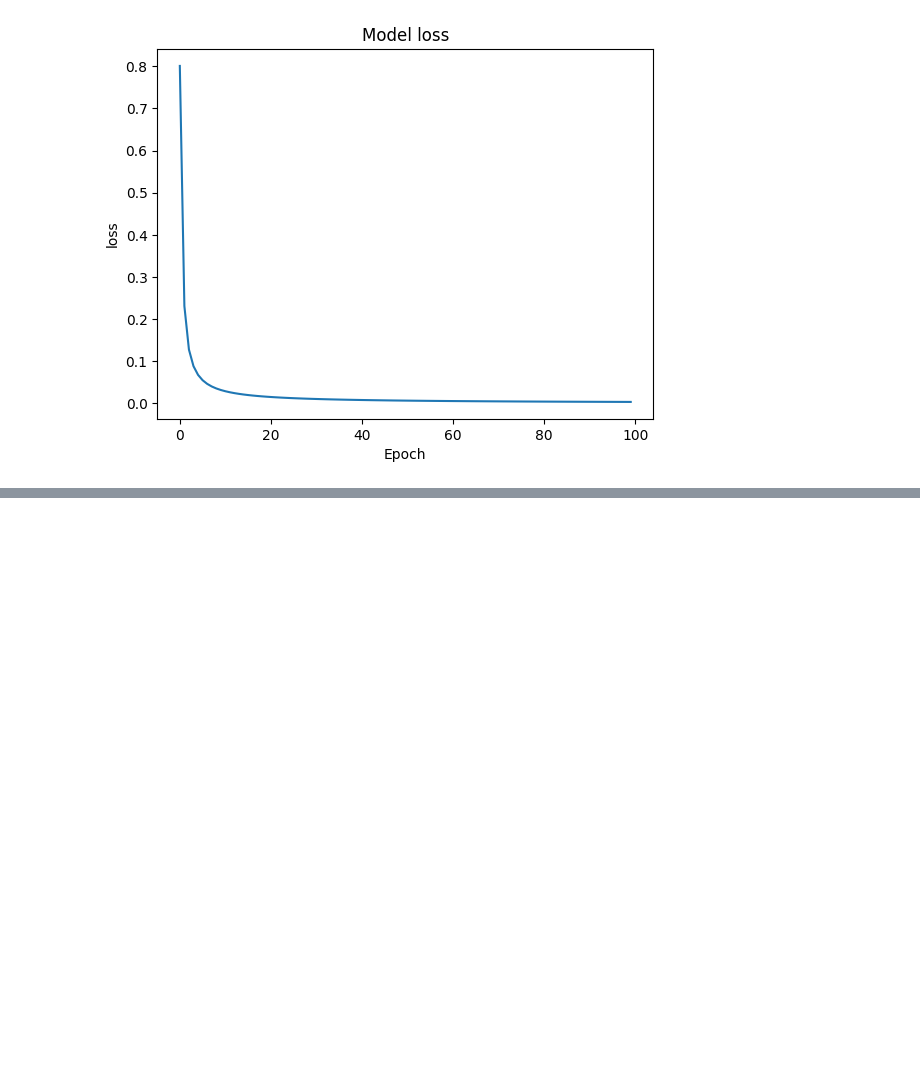
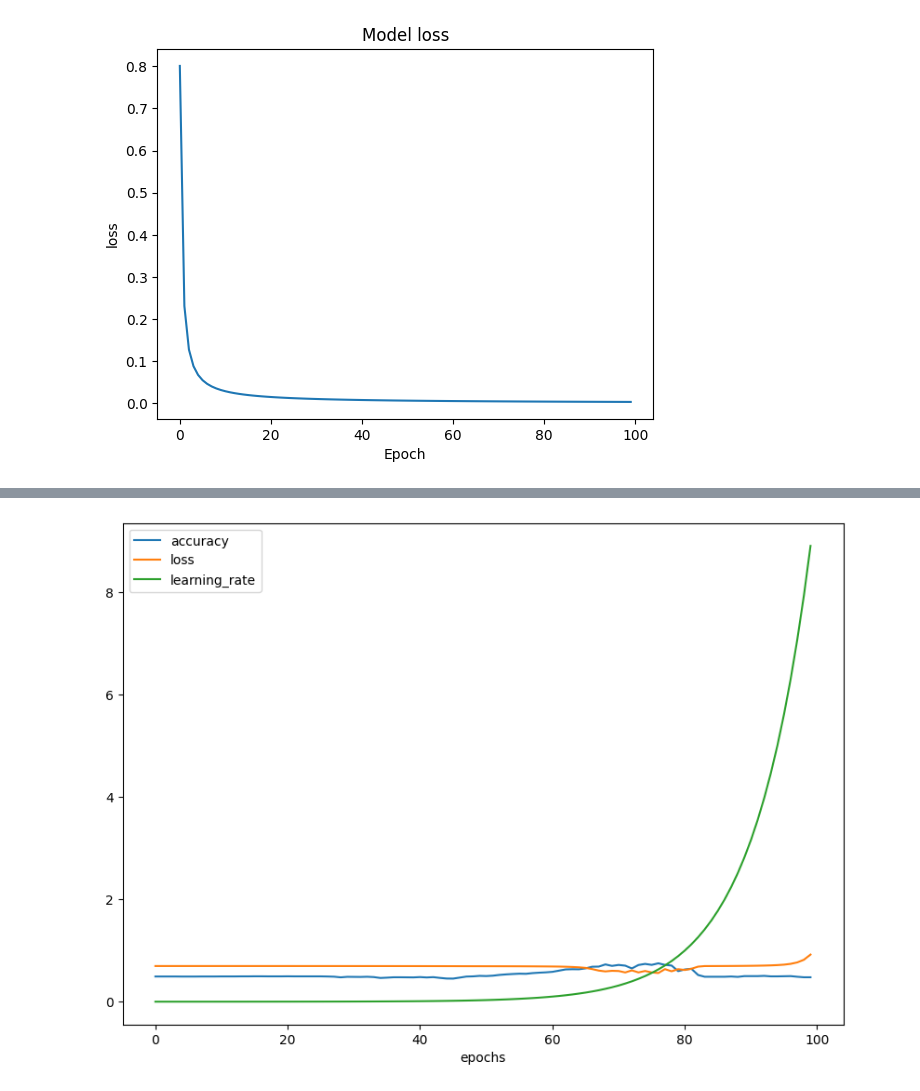
Before and after one commit to rashalismath2/ML, a Jupyter notebook: NN/Tensorflow intro.ipynb, the cells around one changed output, grey strips where cells are left out. Cells and saved outputs as stored; diff of their text form; code cells hidden in the pictures; blank space fills up the shorter version.

```diff
--- a/NN/Tensorflow intro.ipynb
+++ b/NN/Tensorflow intro.ipynb
@@ -438,3 +438,32 @@ plt.title("Model loss")
 plt.show()
 # %% [output]
 [figure]
+# %%
+# 2. Train/test split
+X_train, X_test, y_train, y_test = train_test_split(
+    X, y,
+    test_size=0.2,
+    random_state=42
+)
+
+# 3. Scale the data
+scaler = StandardScaler()
+X_train = scaler.fit_transform(X_train)
+X_test = scaler.transform(X_test)
+
+tf.random.set_seed(42)
+model_10 = tf.keras.Sequential([
+    tf.keras.layers.Dense(10, activation='relu'),
+    tf.keras.layers.Dense(10, activation='relu'),
+    tf.keras.layers.Dense(10, activation='relu'),
+    tf.keras.layers.Dense(10, activation='relu'),
+    tf.keras.layers.Dense(1, activation='sigmoid')
+])
+model_10.compile(loss=tf.keras.losses.BinaryCrossentropy(),
+                 optimizer=tf.keras.optimizers.SGD(learning_rate=0.05),
+                metrics=['accuracy'])
+# Create a learning rate scheduler callback
+lr_scheduler = tf.keras.callbacks.LearningRateScheduler(lambda epoch: 1e-4 * 10**(epoch/20)) # traverse a set of learning rate values starting from 1e-4, increasing by 10**(epoch/20) every epoch
+
+history=model_10.fit(X_train, y_train, epochs=100, verbose=0,callbacks=[lr_scheduler])
+loss, accuracy =model_10.evaluate(X_test, y_test)
@@ -440,0 +472,4 @@ plt.show()
+# %%
+pd.DataFrame(history.history).plot(figsize=(10,7), xlabel="epochs");
+# %% [output]
+[figure, added]
```
Also changed, not shown: parts of 12 cells of this notebook, 4 other files.
